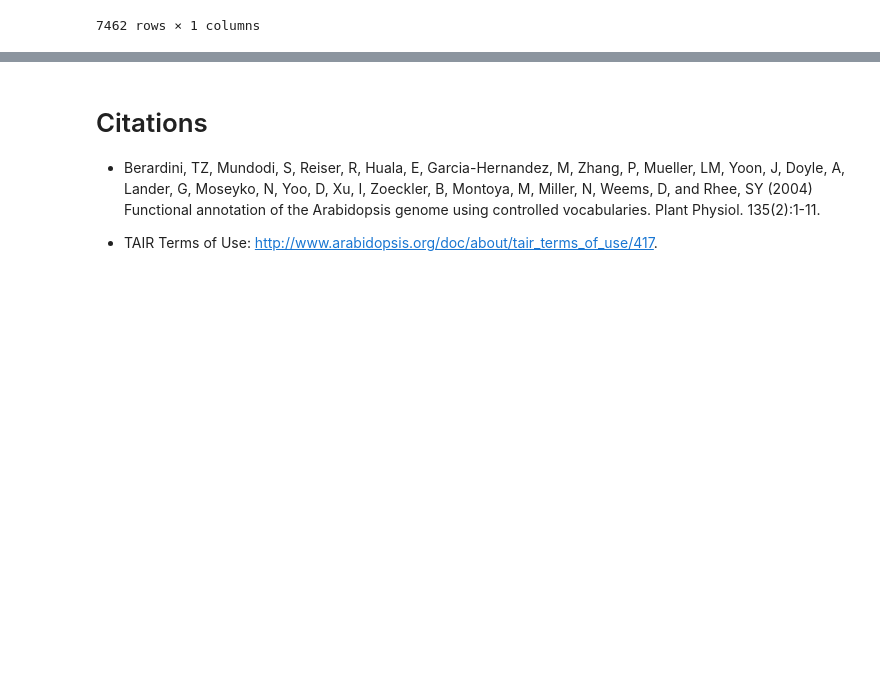
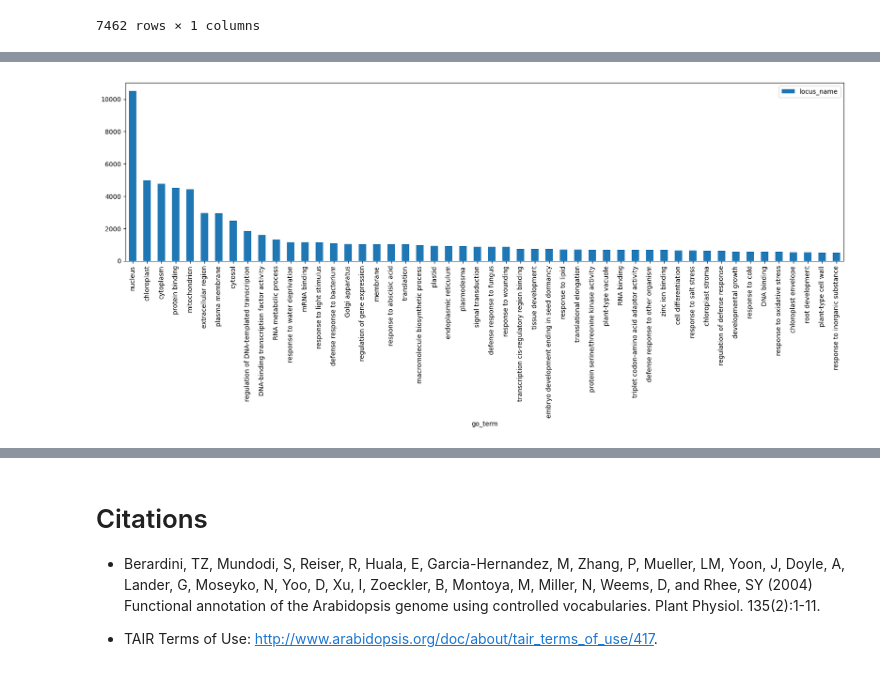
Before and after one commit to mlg556/arabidopsis, a Jupyter notebook: arabidopsis.ipynb, the cells around one changed output, grey strips where cells are left out. Cells and saved outputs as stored; diff of their text form; code cells hidden in the pictures; blank space fills up the shorter version.

```diff
--- a/arabidopsis.ipynb
+++ b/arabidopsis.ipynb
@@ -116,0 +160,4 @@ dfg_sum
+# %%
+distribution = dfg_sum.iloc[:50].plot.bar(figsize=(20, 5))
+# %% [output]
+[figure, added]
```
Also changed, not shown: parts of 13 cells of this notebook, 2 other files.
